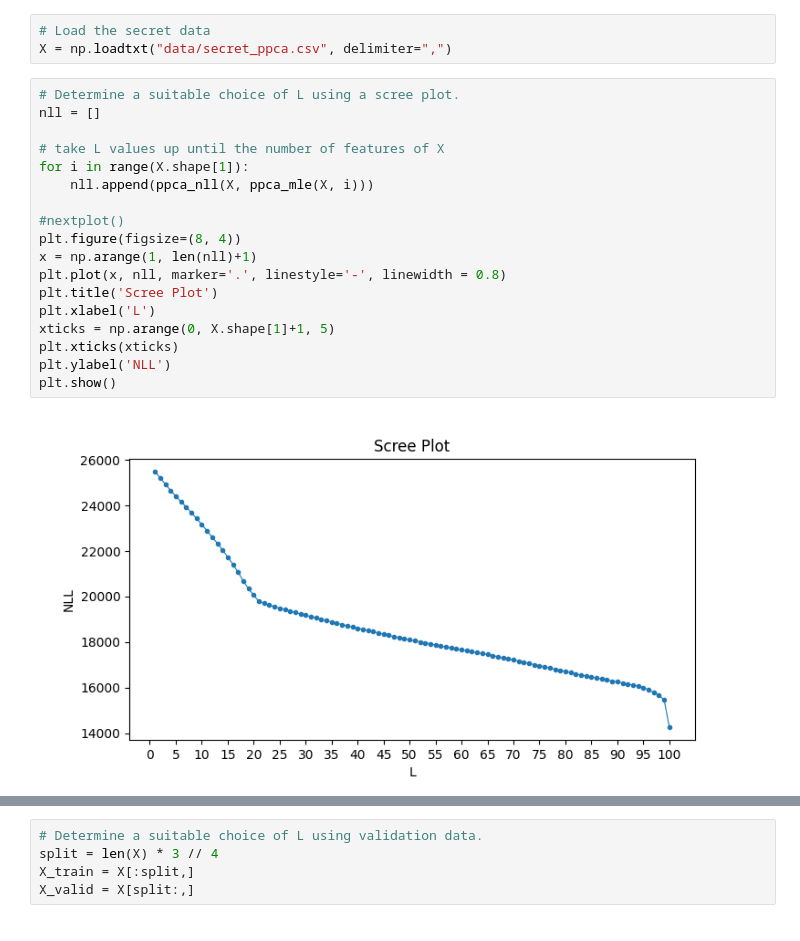
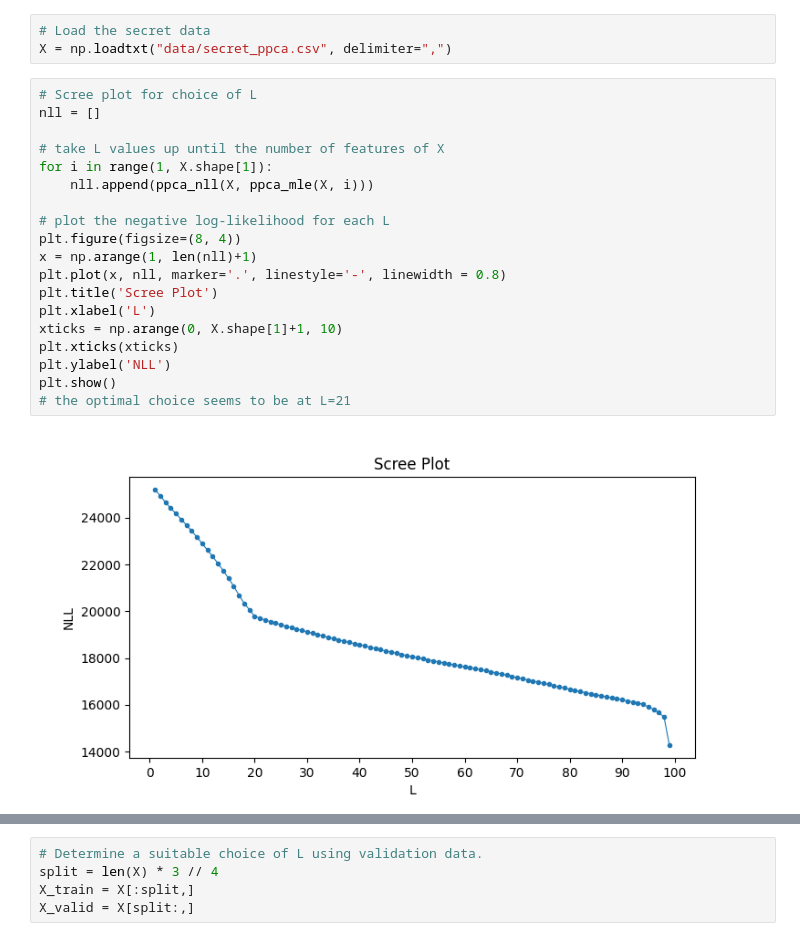
Before and after one commit to abisliouk/-IE675b-machine-learning, a Jupyter notebook: Assignment_4/a04-lvm-liza-task1.ipynb, the cells around one changed output, grey strips where cells are left out. Drawn from its saved outputs; the diff is of its cells as text.

```diff
--- a/Assignment_4/a04-lvm-liza-task1.ipynb
+++ b/Assignment_4/a04-lvm-liza-task1.ipynb
@@ -204,22 +223,23 @@ np.float64(32154.198760474806)
 # Load the secret data
 X = np.loadtxt("data/secret_ppca.csv", delimiter=",")
 # %%
-# Determine a suitable choice of L using a scree plot.
+# Scree plot for choice of L
 nll = []
 
 # take L values up until the number of features of X
-for i in range(X.shape[1]):
+for i in range(1, X.shape[1]):
     nll.append(ppca_nll(X, ppca_mle(X, i)))
 
-#nextplot()
+# plot the negative log-likelihood for each L
 plt.figure(figsize=(8, 4))
 x = np.arange(1, len(nll)+1)
 plt.plot(x, nll, marker='.', linestyle='-', linewidth = 0.8)
 plt.title('Scree Plot')
 plt.xlabel('L')
-xticks = np.arange(0, X.shape[1]+1, 5)
+xticks = np.arange(0, X.shape[1]+1, 10)
 plt.xticks(xticks)
 plt.ylabel('NLL')
 plt.show()
+# the optimal choice seems to be at L=21
 # %% [output]
-[figure, old version]
+[figure, new version]
```
Also changed, not shown: parts of 5 cells of this notebook.
